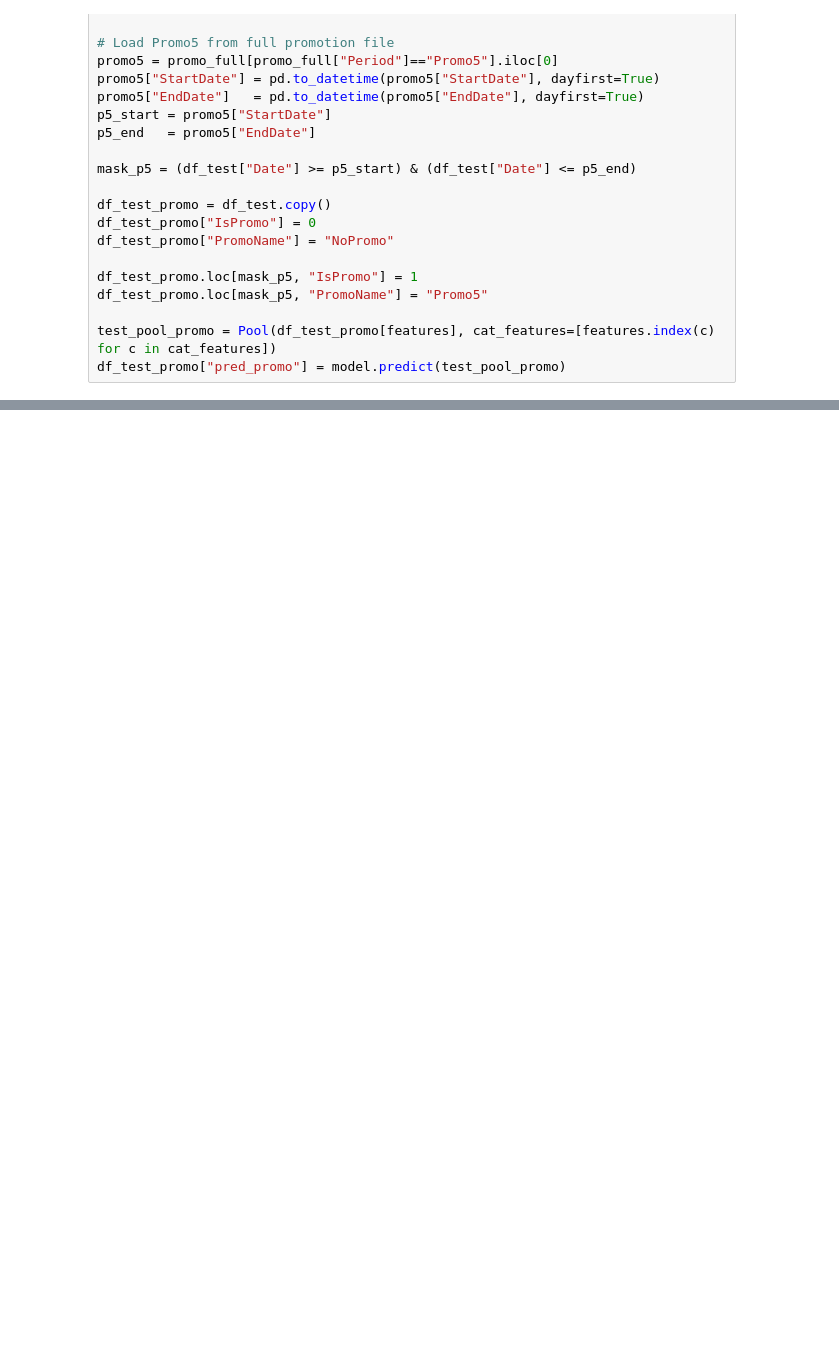
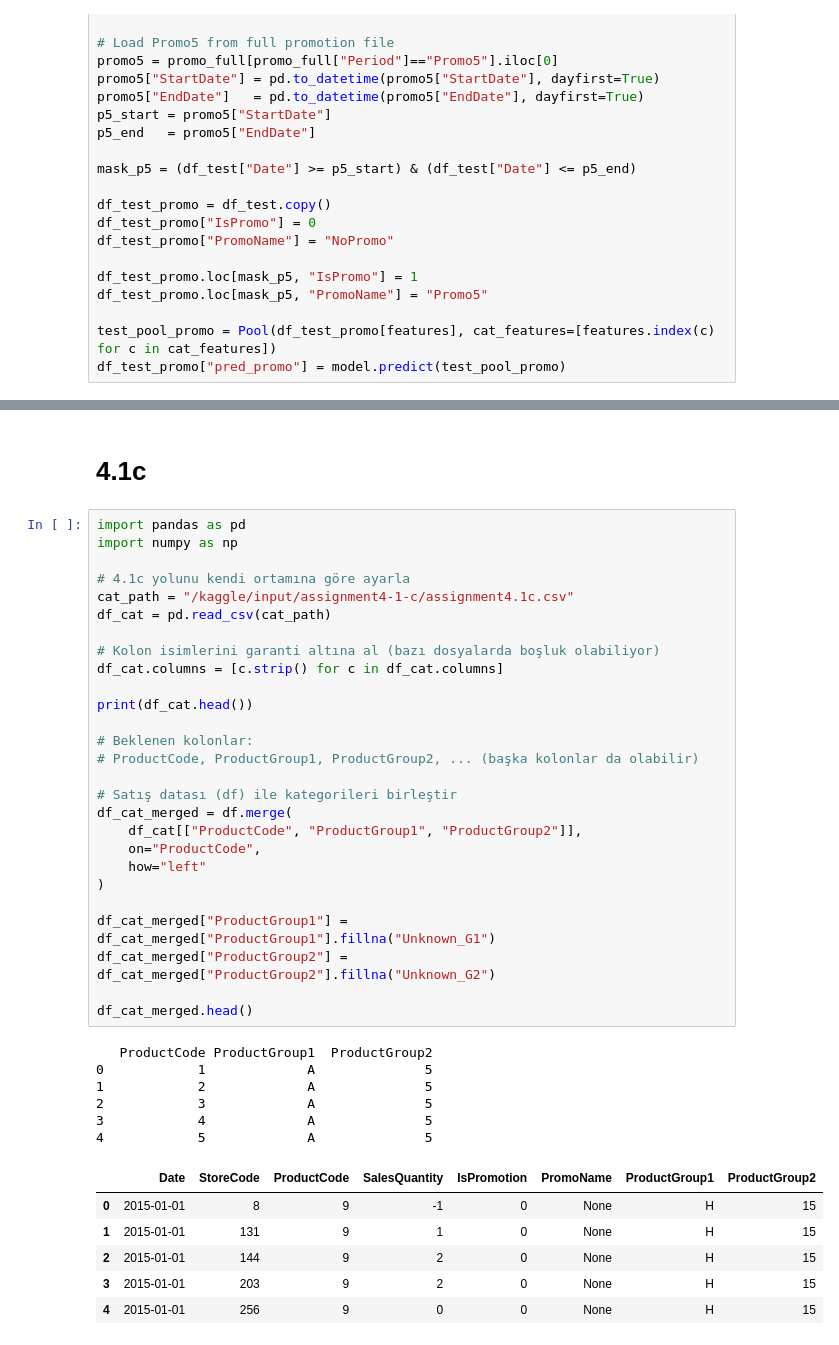
Before and after one commit to emrekaany/Promotion_Bump_DS_Case, a Jupyter notebook: promotion-bump.ipynb, the cells around one changed output, grey strips where cells are left out. Saved outputs shown, nothing was run; the diff lists cells and outputs as text; blank space fills up the shorter version.

Commit message:
Kaggle Notebook | Promotion Bump | Version 15

```diff
--- a/promotion-bump.ipynb
+++ b/promotion-bump.ipynb
@@ -1273,0 +1560,42 @@ df_test_promo["pred_promo"] = model.predict(test_pool_promo)
+# %% [markdown]
+# 4.1c
+# %%
+import pandas as pd
+import numpy as np
+
+# 4.1c yolunu kendi ortamına göre ayarla
+cat_path = "/kaggle/input/assignment4-1-c/assignment4.1c.csv"
+df_cat = pd.read_csv(cat_path)
+
+# Kolon isimlerini garanti altına al (bazı dosyalarda boşluk olabiliyor)
+df_cat.columns = [c.strip() for c in df_cat.columns]
+
+print(df_cat.head())
+
+# Beklenen kolonlar:
+# ProductCode, ProductGroup1, ProductGroup2, ... (başka kolonlar da olabilir)
+
+# Satış datası (df) ile kategorileri birleştir
+df_cat_merged = df.merge(
+    df_cat[["ProductCode", "ProductGroup1", "ProductGroup2"]],
+    on="ProductCode",
+    how="left"
+)
+
+df_cat_merged["ProductGroup1"] = df_cat_merged["ProductGroup1"].fillna("Unknown_G1")
+df_cat_merged["ProductGroup2"] = df_cat_merged["ProductGroup2"].fillna("Unknown_G2")
+
+df_cat_merged.head()
+# %% [output]
+   ProductCode ProductGroup1  ProductGroup2
+0            1             A              5
+1            2             A              5
+2            3             A              5
+3            4             A              5
+4            5             A              5
+|  | Date | StoreCode | ProductCode | SalesQuantity | IsPromotion | PromoName | ProductGroup1 | ProductGroup2 |
+| 0 | 2015-01-01 | 8 | 9 | -1 | 0 | None | H | 15 |
+| 1 | 2015-01-01 | 131 | 9 | 1 | 0 | None | H | 15 |
+| 2 | 2015-01-01 | 144 | 9 | 2 | 0 | None | H | 15 |
+| 3 | 2015-01-01 | 203 | 9 | 2 | 0 | None | H | 15 |
+| 4 | 2015-01-01 | 256 | 9 | 0 | 0 | None | H | 15 |
```
Also changed, not shown: parts of 14 cells of this notebook.
